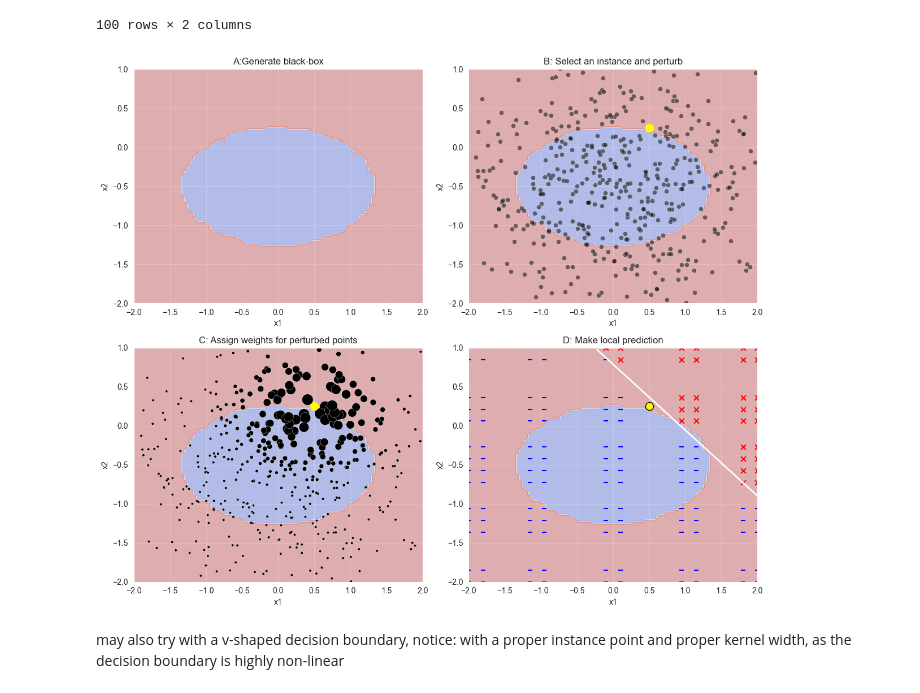
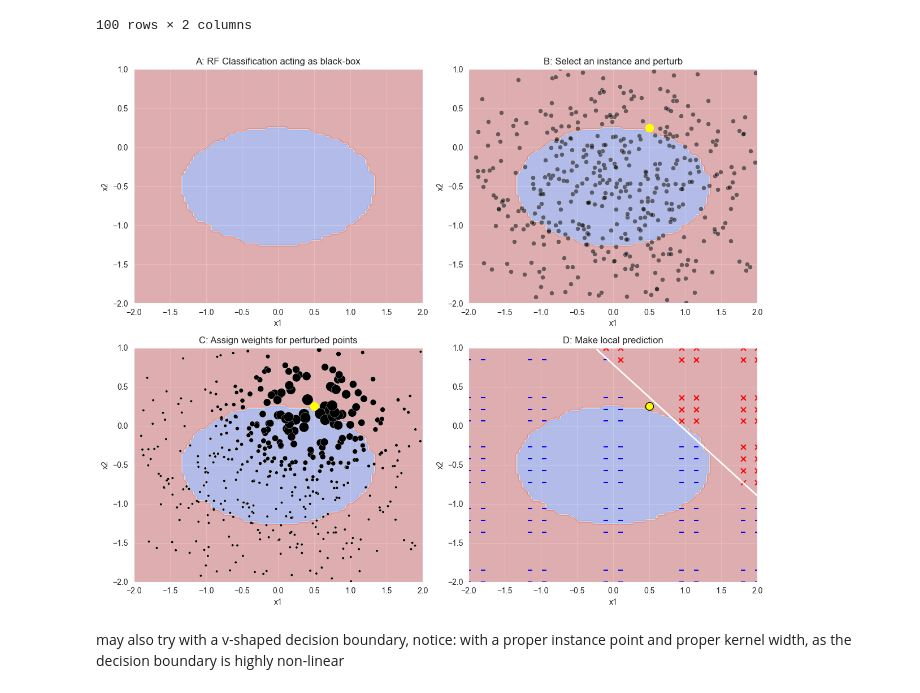
Before and after one commit to JuHaoran66/LIME, a Jupyter notebook: simplified presentation.ipynb, the cells around one changed output. Cells and saved outputs as stored; diff of their text form; code cells hidden in the pictures.

```diff
--- a/simplified presentation.ipynb
+++ b/simplified presentation.ipynb
@@ -110,7 +110,7 @@ grid_df_small['explained_class'] = np.round(grid_df_small['explained'])
 fig, axs = plt.subplots(2, 2, figsize=(12, 10))
 #plotA: black box decision Boundary
 plt.sca(axs[0, 0])
-plt.title("A:Generate black-box")
+plt.title("A: RF Classification acting as black-box")
 plt.contourf(grid_x1, grid_x2, grid_df['predicted'].values.reshape(n_grid, n_grid), alpha=0.35, cmap='coolwarm')
 plt.xlim(-2, 2)
 plt.ylim(-2, 1)
@@ -153,34 +153,34 @@ plt.scatter(
     grid_df_small[grid_df_small['explained_class'] == 1]['x1'],
     grid_df_small[grid_df_small['explained_class'] == 1]['x2'],
     color='red', marker='x', s=40, label='Local Class 1'
 )
 plt.scatter(
     grid_df_small[grid_df_small['explained_class'] == 0]['x1'],
     grid_df_small[grid_df_small['explained_class'] == 0]['x2'],
     color='blue', marker='_', s=40, label='Local Class 0'
 )
 
 #instance point
 plt.scatter(
     df_explain['x1'], df_explain['x2'],
     color='yellow', edgecolor='black', s=100, label='Explained Point'
 )
 
 # Decision Boundary of Logistic Regression
 plt.plot(
     logistic_boundary_df['x1'], logistic_boundary_df['x2'],
     color='white', linewidth=2, label='Logistic Boundary'
 )
 plt.xlim(-2, 2)
 plt.ylim(-2, 1)
 plt.xlabel("x1")
 plt.ylabel("x2")
 
 plt.tight_layout()
 plt.savefig("results/algo.png")
 plt.show()
 # %% [output]
-[figure, old version]
+[figure, new version]
 # %% [markdown]
 may also try with a v-shaped decision boundary, notice: with a proper instance point and proper kernel width, as the decision boundary is highly non-linear
 # %%
```
Also changed, not shown: 39 other files.
